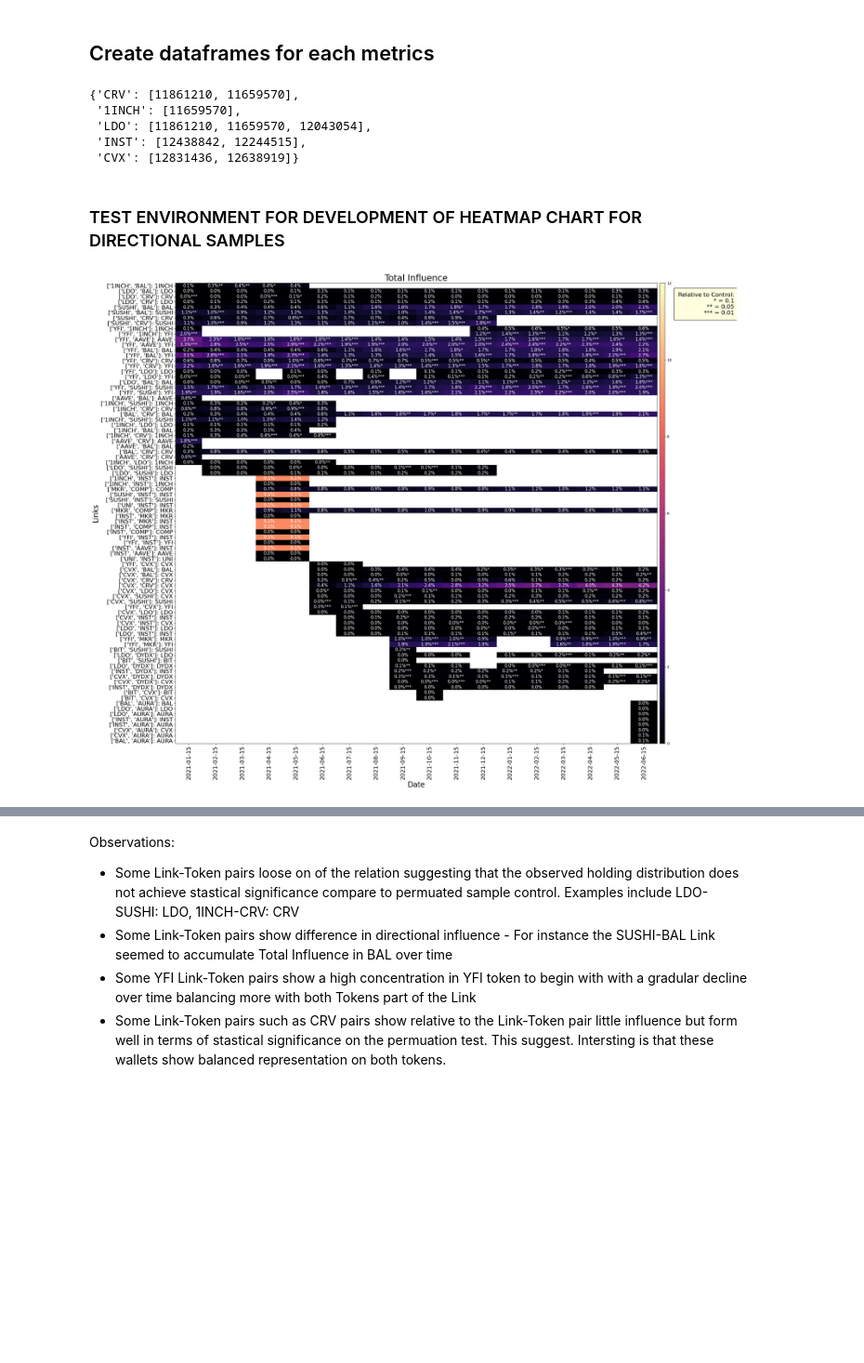
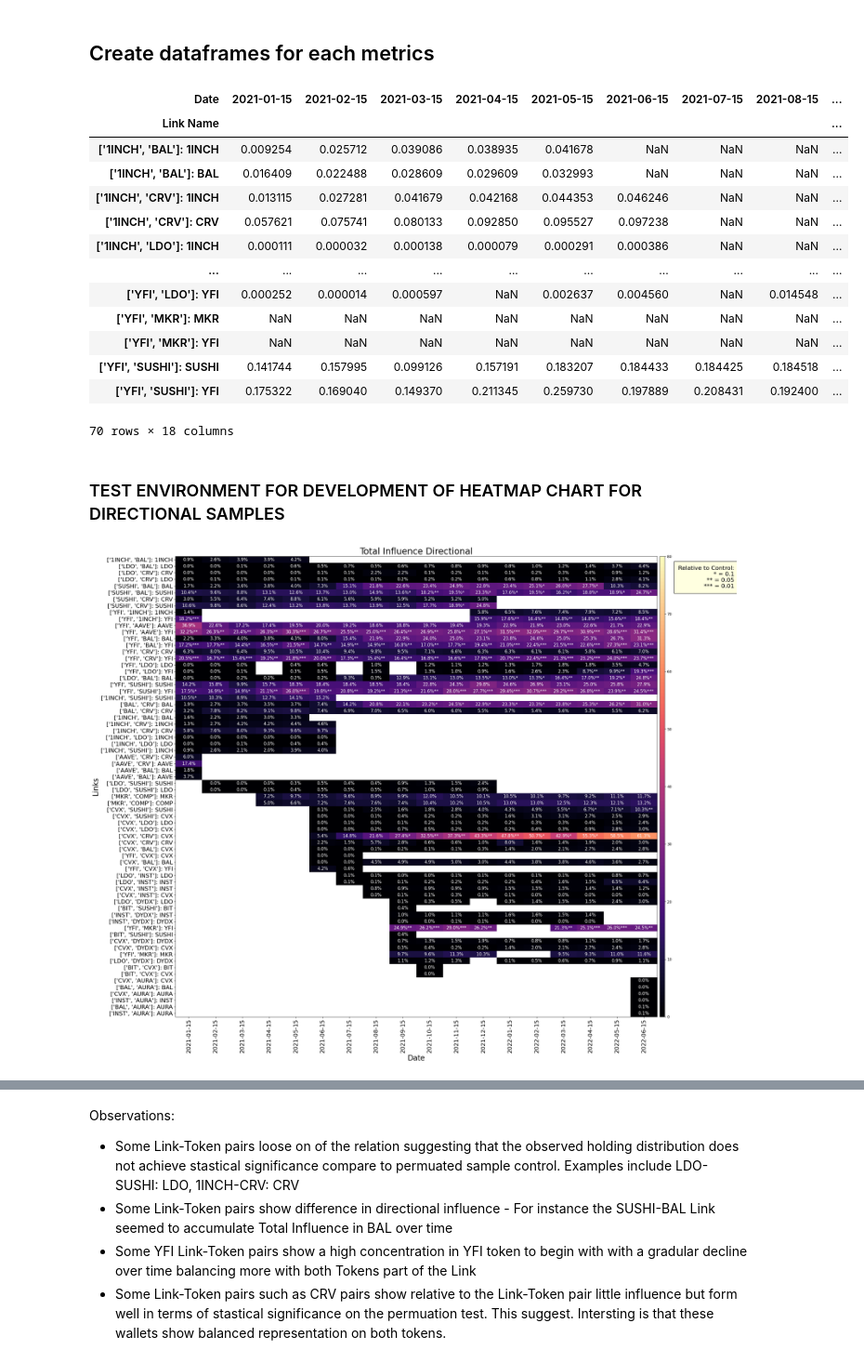
Before and after one commit to xm3van/research-project-erc20-governance, a Jupyter notebook: notebooks/link_analysis_visualisation_directional.ipynb, the cells around one changed output, grey strips where cells are left out. Shown: that part at 93% size. Saved outputs shown, nothing was run; the diff lists cells and outputs as text; code cells hidden in the pictures; blank space fills up the shorter version.

```diff
--- a/notebooks/link_analysis_visualisation_directional.ipynb
+++ b/notebooks/link_analysis_visualisation_directional.ipynb
@@ -33,21 +31 @@ f_dict = {'CRV': [11659570, 11659570, 11861210], '1INCH': [11659570, 11659570],
-# %%
-fc_dict = {}
-
-# which cliques cause this
-# direction
-# what is the sample size
-# What is the sample population size
-
-
-for key, item in f_dict.items():
-
-    fc_dict[key] = list(set(item))
-
-fc_dict
-# %% [output]
-{'CRV': [11861210, 11659570],
- '1INCH': [11659570],
- 'LDO': [11861210, 11659570, 12043054],
- 'INST': [12438842, 12244515],
- 'CVX': [12831436, 12638919]}
 # %%
@@ -70,5 +46,22 @@ for group in ['sample', 'control', 'pvalues', 'sample_directional', 'control_dir
     for metric_name in metric_names:
         metric_dataframes[group][metric_name] = links_data.get_metric_data(group, metric_name)
+# %%
+metric_dataframes['sample_directional']['total_influence_directional']
+# %% [output]
+| Date | 2021-01-15 | 2021-02-15 | 2021-03-15 | 2021-04-15 | 2021-05-15 | 2021-06-15 | 2021-07-15 | 2021-08-15 | ... |
+| Link Name |  |  |  |  |  |  |  |  | ... |
+| ['1INCH', 'BAL']: 1INCH | 0.009254 | 0.025712 | 0.039086 | 0.038935 | 0.041678 | NaN | NaN | NaN | ... |
+| ['1INCH', 'BAL']: BAL | 0.016409 | 0.022488 | 0.028609 | 0.029609 | 0.032993 | NaN | NaN | NaN | ... |
+| ['1INCH', 'CRV']: 1INCH | 0.013115 | 0.027281 | 0.041679 | 0.042168 | 0.044353 | 0.046246 | NaN | NaN | ... |
+| ['1INCH', 'CRV']: CRV | 0.057621 | 0.075741 | 0.080133 | 0.092850 | 0.095527 | 0.097238 | NaN | NaN | ... |
+| ['1INCH', 'LDO']: 1INCH | 0.000111 | 0.000032 | 0.000138 | 0.000079 | 0.000291 | 0.000386 | NaN | NaN | ... |
+| ... | ... | ... | ... | ... | ... | ... | ... | ... | ... |
+| ['YFI', 'LDO']: YFI | 0.000252 | 0.000014 | 0.000597 | NaN | 0.002637 | 0.004560 | NaN | 0.014548 | ... |
+| ['YFI', 'MKR']: MKR | NaN | NaN | NaN | NaN | NaN | NaN | NaN | NaN | ... |
+| ['YFI', 'MKR']: YFI | NaN | NaN | NaN | NaN | NaN | NaN | NaN | NaN | ... |
+| ['YFI', 'SUSHI']: SUSHI | 0.141744 | 0.157995 | 0.099126 | 0.157191 | 0.183207 | 0.184433 | 0.184425 | 0.184518 | ... |
+| ['YFI', 'SUSHI']: YFI | 0.175322 | 0.169040 | 0.149370 | 0.211345 | 0.259730 | 0.197889 | 0.208431 | 0.192400 | ... |
+70 rows × 18 columns
 # %% [markdown]
 ### TEST ENVIRONMENT FOR DEVELOPMENT OF HEATMAP CHART FOR DIRECTIONAL SAMPLES
 # %%
@@ -156,6 +149,6 @@ def plot_heatmap_chart_directional(metric_dataframes, metric_name, pct=True, log
         plt.show()
 
 
-plot_heatmap_chart_directional(metric_dataframes, metric_name='total_influence', pct=True, log=False, output_path="../output/links/directional_analysis", save=True, show=True)
+plot_heatmap_chart_directional(metric_dataframes, metric_name='total_influence_directional', pct=True, log=False, output_path="../output/links/directional_analysis", save=True, show=True)
 # %% [output]
-[figure, old version]
+[figure, new version]
```
Also changed, not shown: parts of 9 cells of this notebook, 58 other files.
